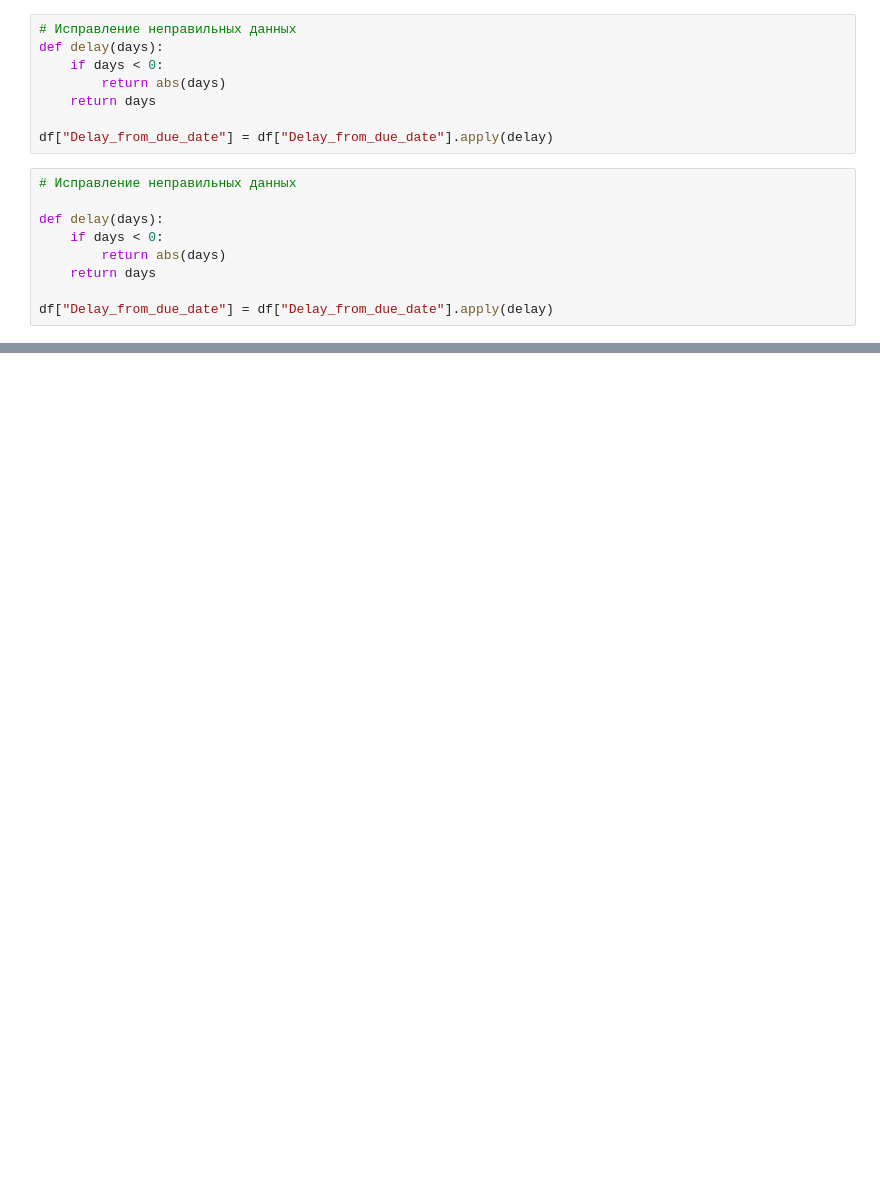
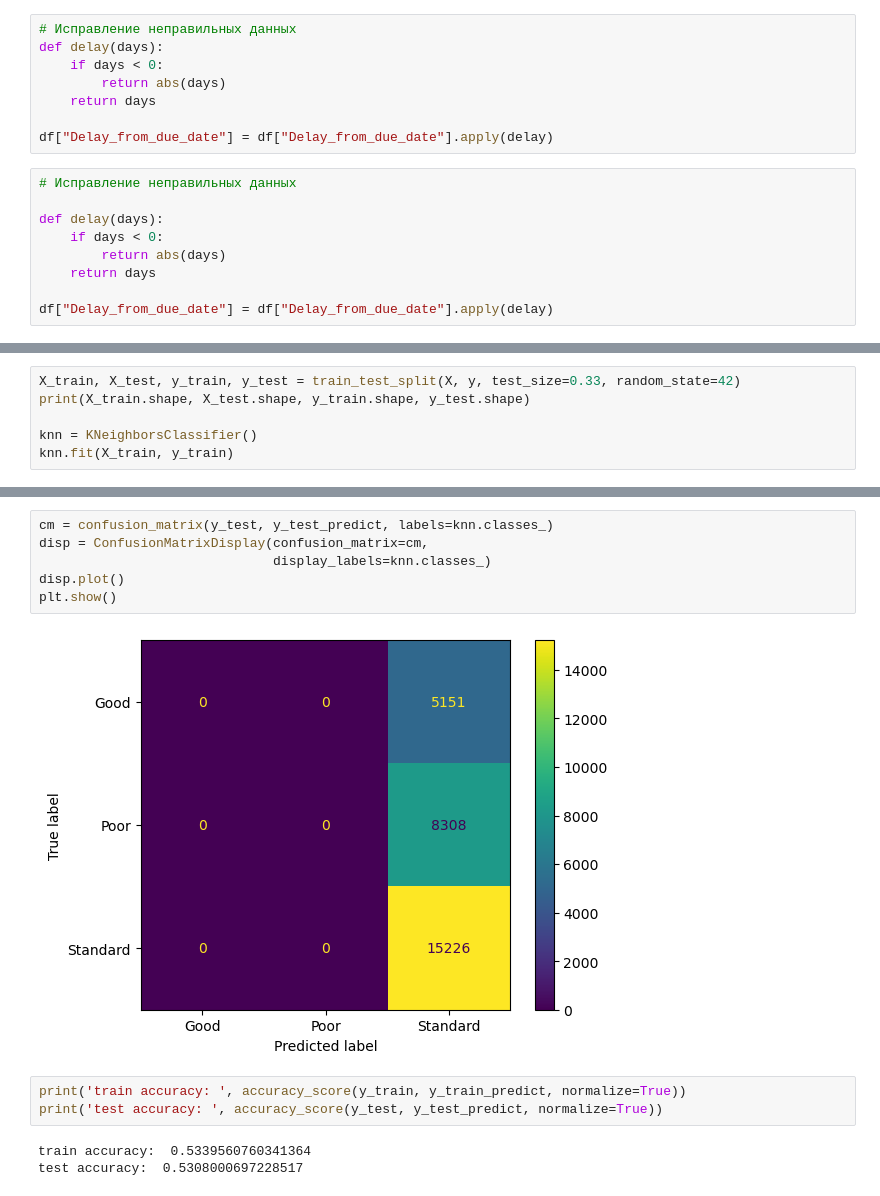
Before and after one commit to ProbablyNotBestUsername/mlabg, a Jupyter notebook: Credit Score Classification Secrets/Галикеев 1 вариант.ipynb, the cells around one changed output, grey strips where cells are left out. Cells and saved outputs as stored; diff of their text form; blank space fills up the shorter version.

```diff
--- a/Credit Score Classification Secrets/Галикеев 1 вариант.ipynb
+++ b/Credit Score Classification Secrets/Галикеев 1 вариант.ipynb
@@ -299,0 +458,6 @@ df["Delay_from_due_date"] = df["Delay_from_due_date"].apply(delay)
+# %%
+X_train, X_test, y_train, y_test = train_test_split(X, y, test_size=0.33, random_state=42)
+print(X_train.shape, X_test.shape, y_train.shape, y_test.shape)
+
+knn = KNeighborsClassifier()
+knn.fit(X_train, y_train)
@@ -299,0 +630,14 @@ df["Delay_from_due_date"] = df["Delay_from_due_date"].apply(delay)
+# %%
+cm = confusion_matrix(y_test, y_test_predict, labels=knn.classes_)
+disp = ConfusionMatrixDisplay(confusion_matrix=cm,
+                              display_labels=knn.classes_)
+disp.plot()
+plt.show()
+# %% [output]
+[figure, added]
+# %%
+print('train accuracy: ', accuracy_score(y_train, y_train_predict, normalize=True))
+print('test accuracy: ', accuracy_score(y_test, y_test_predict, normalize=True))
+# %% [output]
+train accuracy:  0.5339560760341364
+test accuracy:  0.5308000697228517
```
Also changed, not shown: parts of 66 cells of this notebook, 3 other files.
